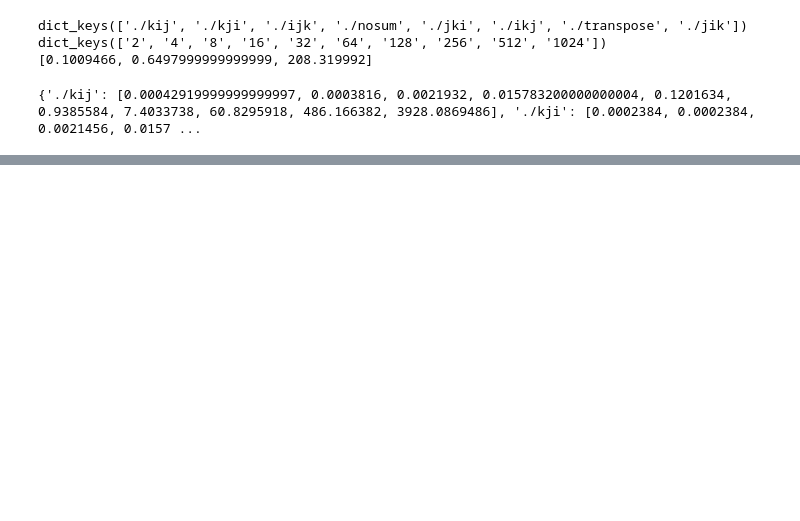
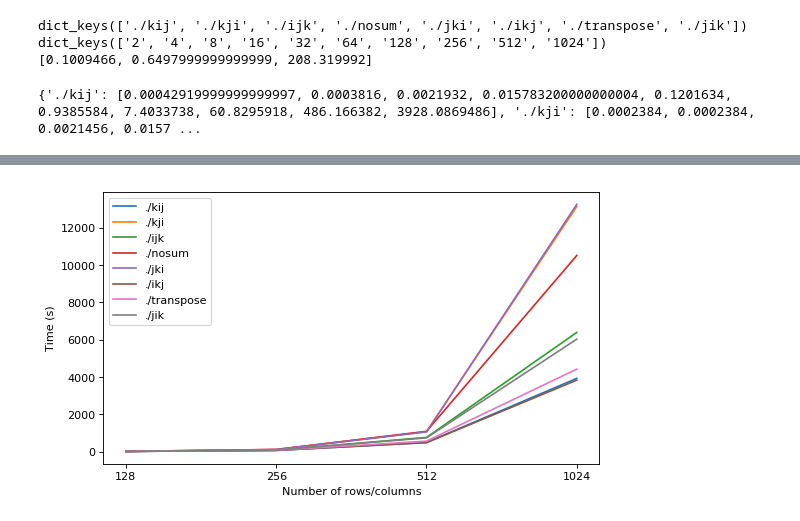
Before and after one commit to rmmartin02/MatrixMulti, a Jupyter notebook: C/Results/Reorder.ipynb, the cells around one changed output, grey strips where cells are left out. Cells and saved outputs as stored; diff of their text form; code cells hidden in the pictures; blank space fills up the shorter version.

```diff
--- a/C/Results/Reorder.ipynb
+++ b/C/Results/Reorder.ipynb
@@ -49,0 +54,12 @@ plt.show()
+# %%
+plt.figure(num=None, figsize=(8, 4.5), dpi=80, facecolor='w', edgecolor='k')
+plt.ylabel("Time (s)")
+plt.xlabel("Number of rows/columns")
+for key in times:
+    plt.plot(times[key][-4:],label=key)
+plt.legend()
+plt.xticks(range(len(times['./kij'][-4:])), [2**(i+7) for i in range(len(times['./kij'][-4:]))])
+#plt.yscale('log')
+plt.show()
+# %% [output]
+[figure, added]
```
Also changed, not shown: parts of 2 cells of this notebook, 6 other files.
